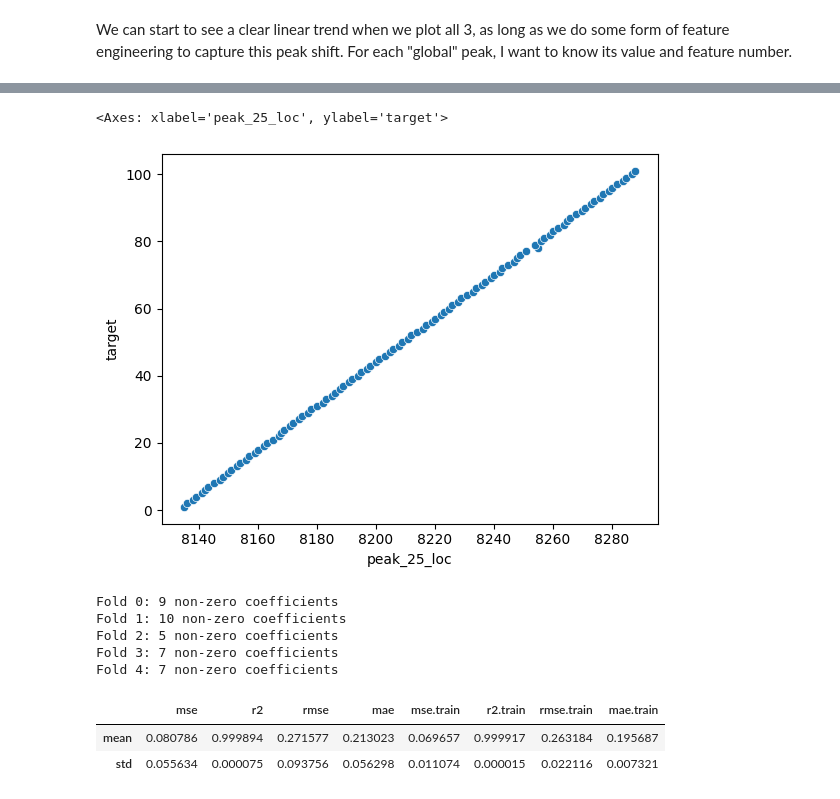
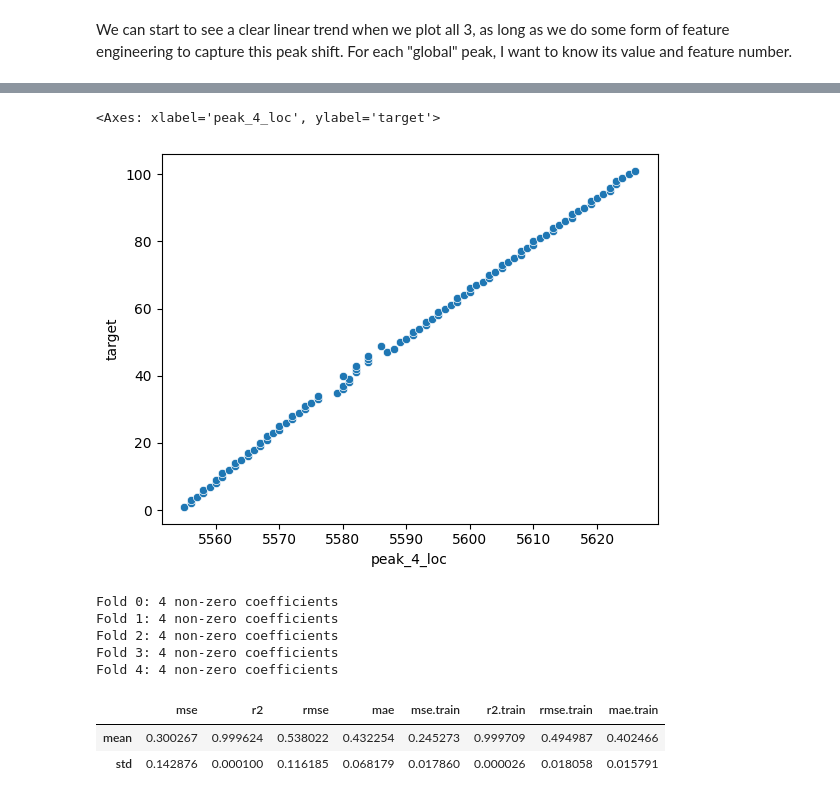
Before and after one commit to cvraut/colorimetry_ML, a Jupyter notebook: code/p06_multvar_SI_fitting/compare_single_predictor_against_entire_wavelength.ipynb, the cells around one changed output, grey strips where cells are left out. Saved outputs shown, nothing was run; the diff lists cells and outputs as text; code cells hidden in the pictures.

Commit message:
updated code to save data and record behaviour for additional PCs

```diff
--- a/code/p06_multvar_SI_fitting/compare_single_predictor_against_entire_wavelength.ipynb
+++ b/code/p06_multvar_SI_fitting/compare_single_predictor_against_entire_wavelength.ipynb
@@ -607,7 +607,7 @@ def get_k_peak_loc_value(data,k_peaks, skip_first=2_500, val_cutoff=0.75, window
     k_largest_peaks = sorted(k_largest_peaks, key=lambda x: x[0])
     return [(i[0], data[i[0]]) for i in k_largest_peaks]
 
-k=25
+k=4
 Si_TM_k_peaks = []
 # get the k peak locations and values for Si_TM
 for row in all_data["Si_TM"].iloc:
@@ -646,8 +650,8 @@ Si_TM_k_peaks_df.corr()
 # %%
-sns.scatterplot(data=Si_TM_k_peaks_df, x="peak_25_loc", y="target")
+sns.scatterplot(data=Si_TM_k_peaks_df, x="peak_4_loc", y="target")
 # %% [output]
-<Axes: xlabel='peak_25_loc', ylabel='target'>
+<Axes: xlabel='peak_4_loc', ylabel='target'>
-[figure, old version]
+[figure, new version]
 # %%
 #Si_TM_k_peaks_df[["target","peak_4_loc"]].head(90).tail(20)
 # %%
@@ -713,11 +717,11 @@ Si_TM_8_peaks_result_df.agg({
     "mae.train": ["mean","std"],
 })
 # %% [output]
-Fold 0: 9 non-zero coefficients
-Fold 1: 10 non-zero coefficients
-Fold 2: 5 non-zero coefficients
-Fold 3: 7 non-zero coefficients
-Fold 4: 7 non-zero coefficients
+Fold 0: 4 non-zero coefficients
+Fold 1: 4 non-zero coefficients
+Fold 2: 4 non-zero coefficients
+Fold 3: 4 non-zero coefficients
+Fold 4: 4 non-zero coefficients
 |  | mse | r2 | rmse | mae | mse.train | r2.train | rmse.train | mae.train |
-| mean | 0.080786 | 0.999894 | 0.271577 | 0.213023 | 0.069657 | 0.999917 | 0.263184 | 0.195687 |
-| std | 0.055634 | 0.000075 | 0.093756 | 0.056298 | 0.011074 | 0.000015 | 0.022116 | 0.007321 |
+| mean | 0.300267 | 0.999624 | 0.538022 | 0.432254 | 0.245273 | 0.999709 | 0.494987 | 0.402466 |
+| std | 0.142876 | 0.000100 | 0.116185 | 0.068179 | 0.017860 | 0.000026 | 0.018058 | 0.015791 |
```
Also changed, not shown: parts of 3 cells of this notebook, 5 other files.
